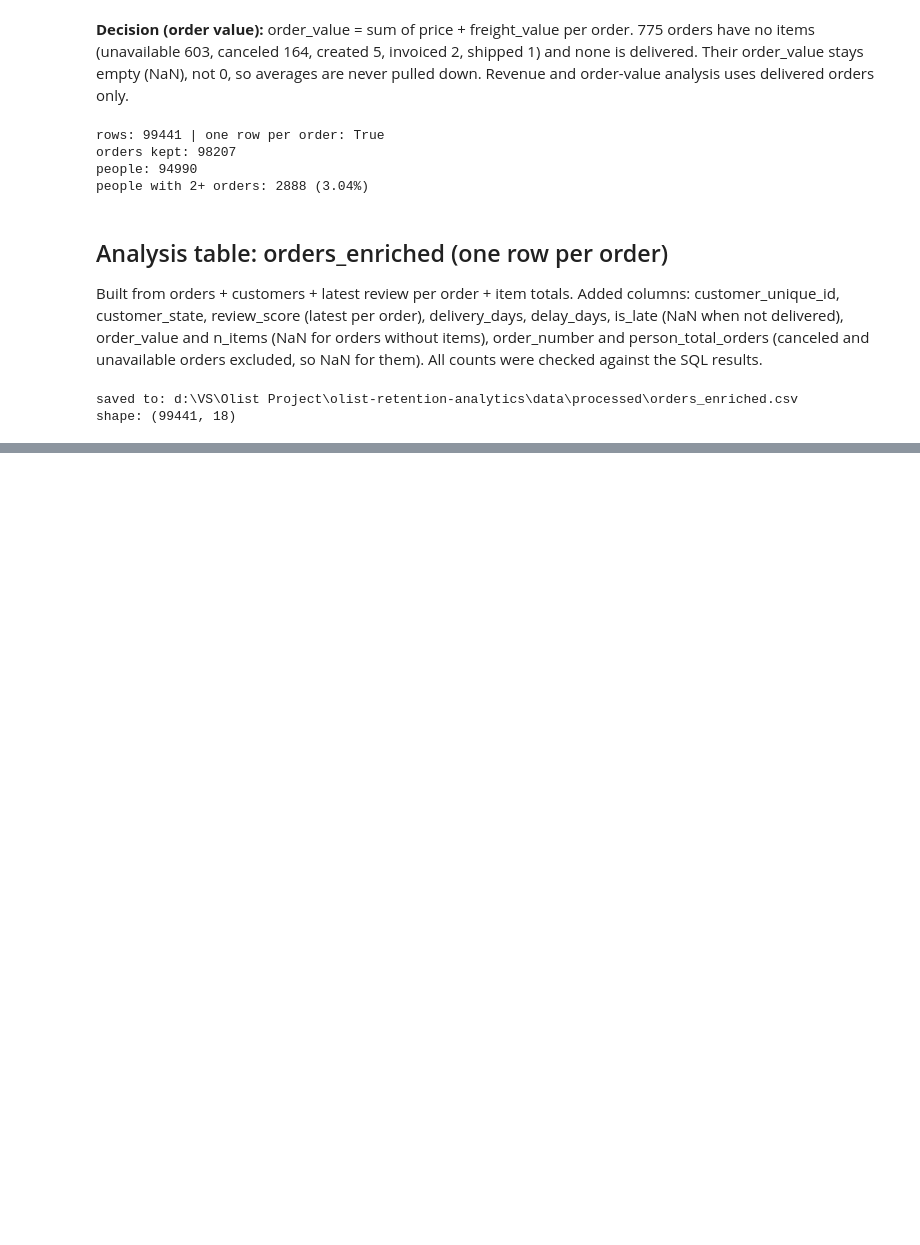
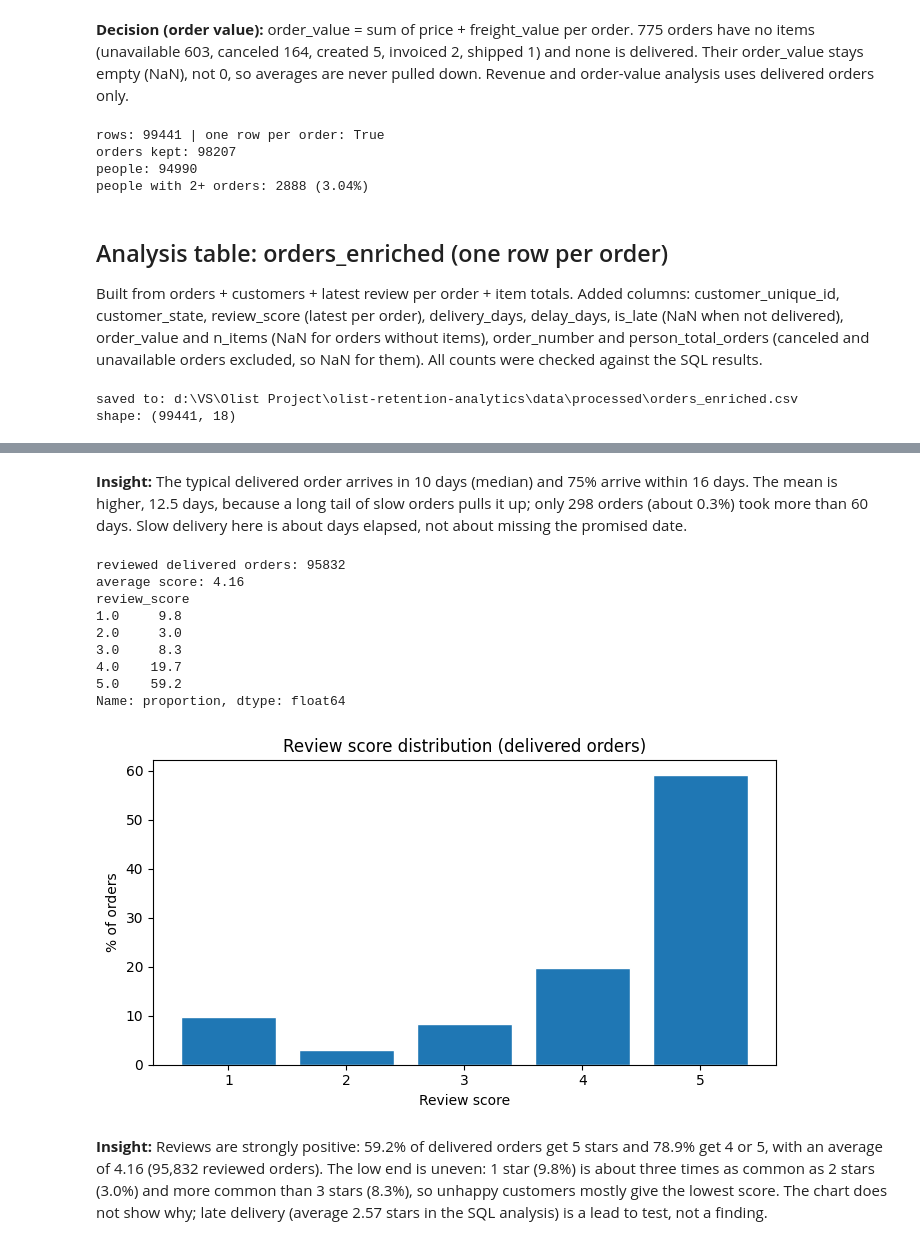
Before and after one commit to karanpatel9725-tech/olist-retention-analytics, a Jupyter notebook: notebooks/01_cleaning_eda.ipynb, the cells around one changed output, grey strips where cells are left out. Cells and saved outputs as stored; diff of their text form; code cells hidden in the pictures; blank space fills up the shorter version.

```diff
--- a/notebooks/01_cleaning_eda.ipynb
+++ b/notebooks/01_cleaning_eda.ipynb
@@ -216,0 +276,37 @@ shape: (99441, 18)
+# %% [markdown]
+**Insight:** The typical delivered order arrives in 10 days (median) and 75% arrive within 16 days.
+The mean is higher, 12.5 days, because a long tail of slow orders pulls it up; only 298 orders
+(about 0.3%) took more than 60 days. Slow delivery here is about days elapsed, not about missing the promised date.
+# %%
+r = orders_enriched[(orders_enriched["order_status"] == "delivered")
+                    & orders_enriched["review_score"].notna()]
+
+print("reviewed delivered orders:", len(r))
+print("average score:", round(r["review_score"].mean(), 2))
+share = (r["review_score"].value_counts(normalize=True).sort_index() * 100).round(1)
+print(share)
+
+fig, ax = plt.subplots(figsize=(7, 4))
+ax.bar(share.index.astype(int), share.values, edgecolor="white")
+ax.set_title("Review score distribution (delivered orders)")
+ax.set_xlabel("Review score")
+ax.set_ylabel("% of orders")
+plt.tight_layout()
+plt.show()
+# %% [output]
+reviewed delivered orders: 95832
+average score: 4.16
+review_score
+1.0     9.8
+2.0     3.0
+3.0     8.3
+4.0    19.7
+5.0    59.2
+Name: proportion, dtype: float64
+[figure, added]
+# %% [markdown]
+**Insight:** Reviews are strongly positive: 59.2% of delivered orders get 5 stars and 78.9% get 4 or 5,
+with an average of 4.16 (95,832 reviewed orders). The low end is uneven: 1 star (9.8%) is about three
+times as common as 2 stars (3.0%) and more common than 3 stars (8.3%), so unhappy customers mostly give
+the lowest score. The chart does not show why; late delivery (average 2.57 stars in the SQL analysis)
+is a lead to test, not a finding.
```
Also changed, not shown: parts of 3 cells of this notebook.
